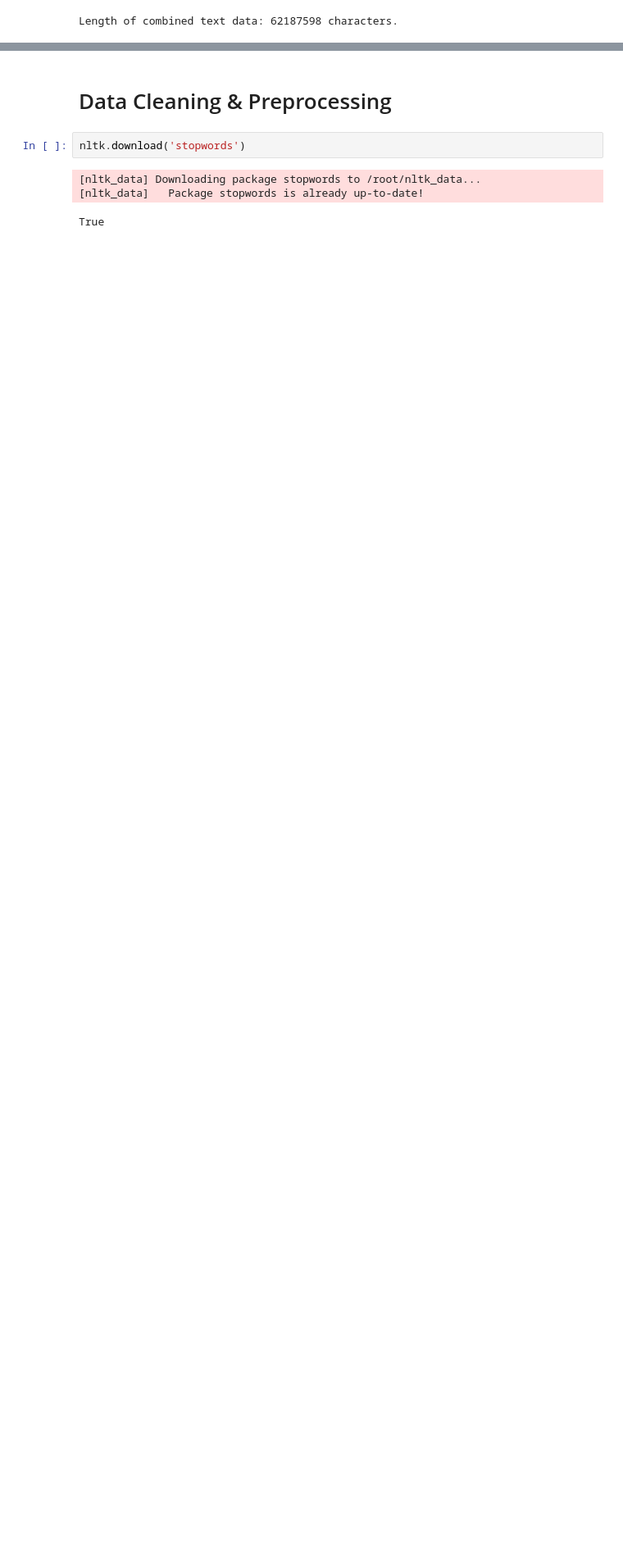
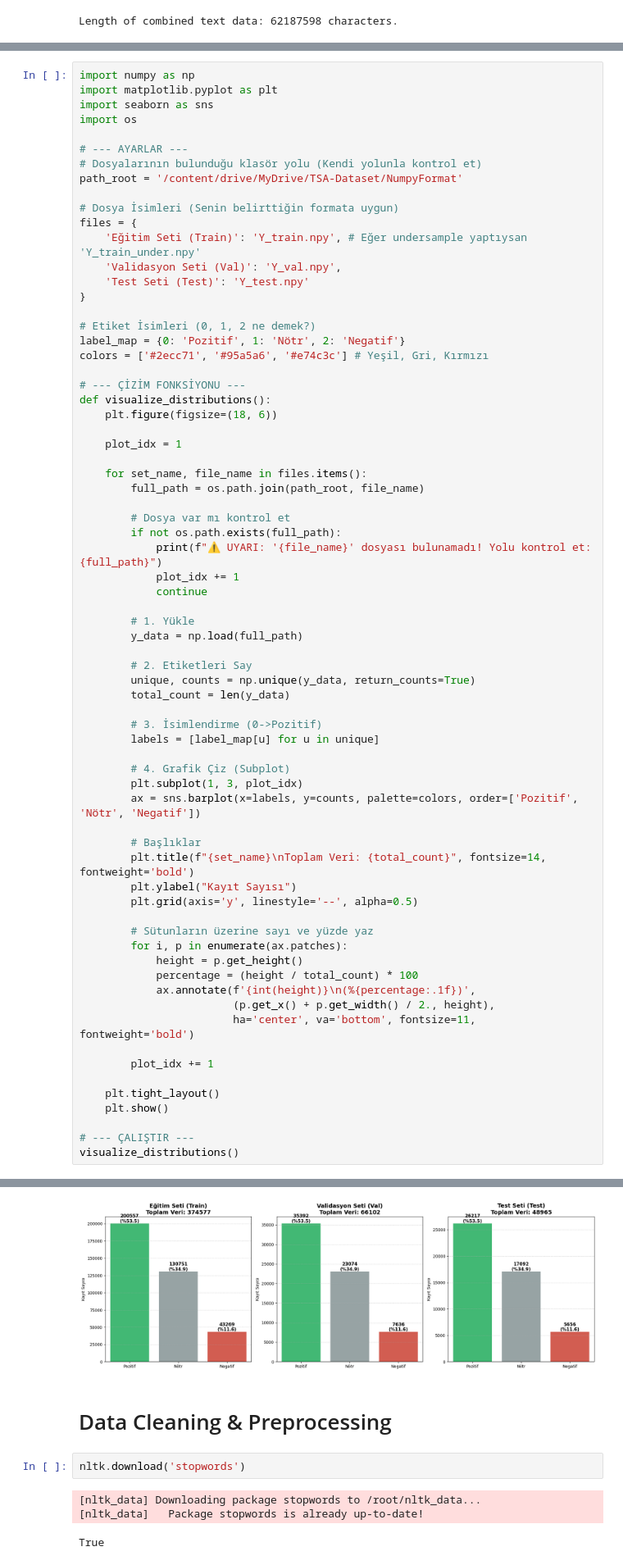
Before and after one commit to omerfcinoglu/Turkish_Sentiment_Analysis, a Jupyter notebook: Turkish_Sentiment_Analysis.ipynb, the cells around one changed output, grey strips where cells are left out. Shown at 82% size. Cells and saved outputs as stored; diff of their text form; blank space fills up the shorter version.

```diff
--- a/Turkish_Sentiment_Analysis.ipynb
+++ b/Turkish_Sentiment_Analysis.ipynb
@@ -176,0 +201,71 @@ plt.show()
+# %%
+import numpy as np
+import matplotlib.pyplot as plt
+import seaborn as sns
+import os
+
+# --- AYARLAR ---
+# Dosyalarının bulunduğu klasör yolu (Kendi yolunla kontrol et)
+path_root = '/content/drive/MyDrive/TSA-Dataset/NumpyFormat'
+
+# Dosya İsimleri (Senin belirttiğin formata uygun)
+files = {
+    'Eğitim Seti (Train)': 'Y_train.npy', # Eğer undersample yaptıysan 'Y_train_under.npy'
+    'Validasyon Seti (Val)': 'Y_val.npy',
+    'Test Seti (Test)': 'Y_test.npy'
+}
+
+# Etiket İsimleri (0, 1, 2 ne demek?)
+label_map = {0: 'Pozitif', 1: 'Nötr', 2: 'Negatif'}
+colors = ['#2ecc71', '#95a5a6', '#e74c3c'] # Yeşil, Gri, Kırmızı
+
+# --- ÇİZİM FONKSİYONU ---
+def visualize_distributions():
+    plt.figure(figsize=(18, 6))
+
+    plot_idx = 1
+
+    for set_name, file_name in files.items():
+        full_path = os.path.join(path_root, file_name)
+
+        # Dosya var mı kontrol et
+        if not os.path.exists(full_path):
+            print(f"⚠️ UYARI: '{file_name}' dosyası bulunamadı! Yolu kontrol et: {full_path}")
+            plot_idx += 1
+            continue
+
+        # 1. Yükle
+        y_data = np.load(full_path)
+
+        # 2. Etiketleri Say
+        unique, counts = np.unique(y_data, return_counts=True)
+        total_count = len(y_data)
+
+        # 3. İsimlendirme (0->Pozitif)
+        labels = [label_map[u] for u in unique]
+
+        # 4. Grafik Çiz (Subplot)
+        plt.subplot(1, 3, plot_idx)
+        ax = sns.barplot(x=labels, y=counts, palette=colors, order=['Pozitif', 'Nötr', 'Negatif'])
+
+        # Başlıklar
+        plt.title(f"{set_name}\nToplam Veri: {total_count}", fontsize=14, fontweight='bold')
+        plt.ylabel("Kayıt Sayısı")
+        plt.grid(axis='y', linestyle='--', alpha=0.5)
+
+        # Sütunların üzerine sayı ve yüzde yaz
+        for i, p in enumerate(ax.patches):
+            height = p.get_height()
+            percentage = (height / total_count) * 100
+            ax.annotate(f'{int(height)}\n(%{percentage:.1f})',
+                        (p.get_x() + p.get_width() / 2., height),
+                        ha='center', va='bottom', fontsize=11, fontweight='bold')
+
+        plot_idx += 1
+
+    plt.tight_layout()
+    plt.show()
+
+# --- ÇALIŞTIR ---
+visualize_distributions()
+# %% [output]
@@ -177,3 +283,4 @@ plt.show()
+[figure, added]
 # %% [markdown]
 # Data Cleaning & Preprocessing
 # %%
```
Also changed, not shown: parts of 7 cells of this notebook.
